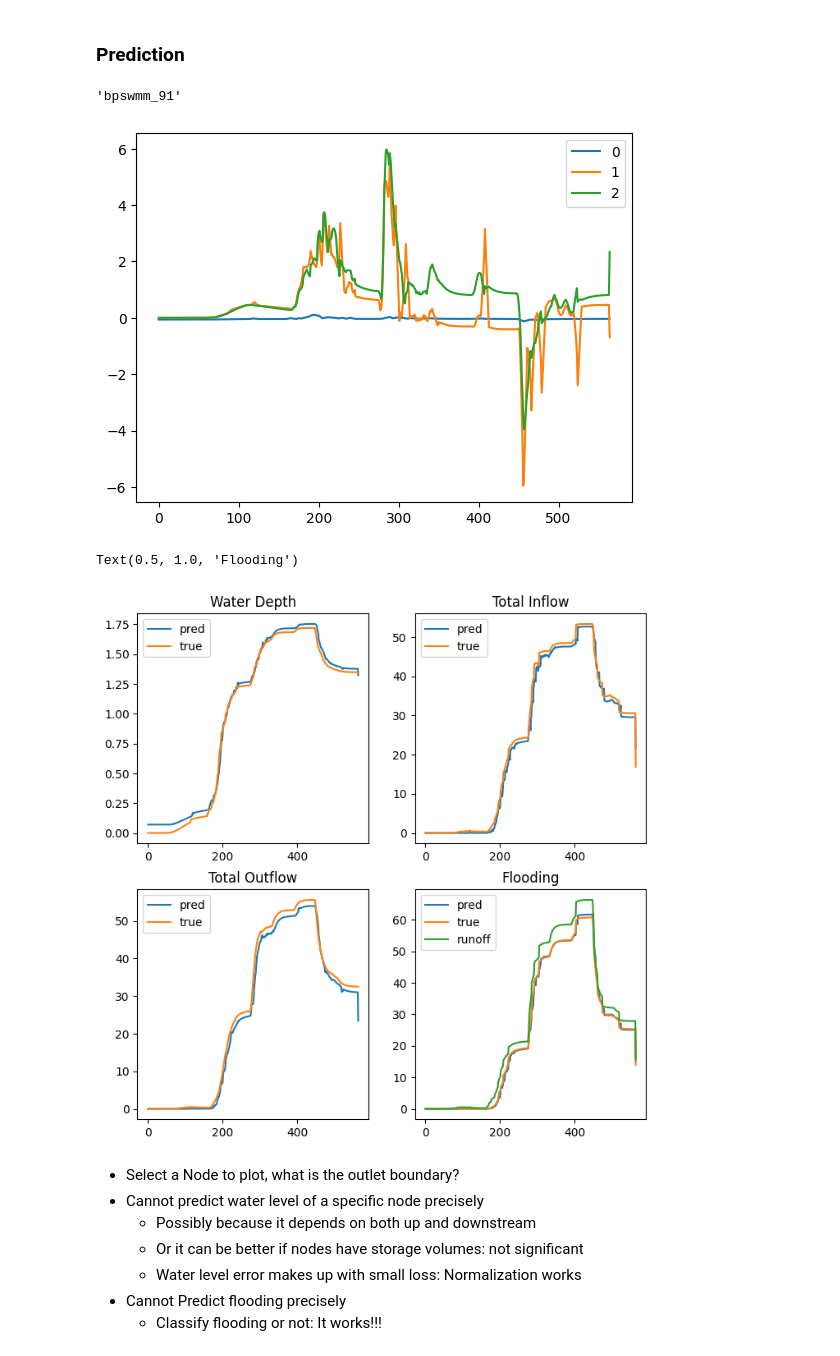
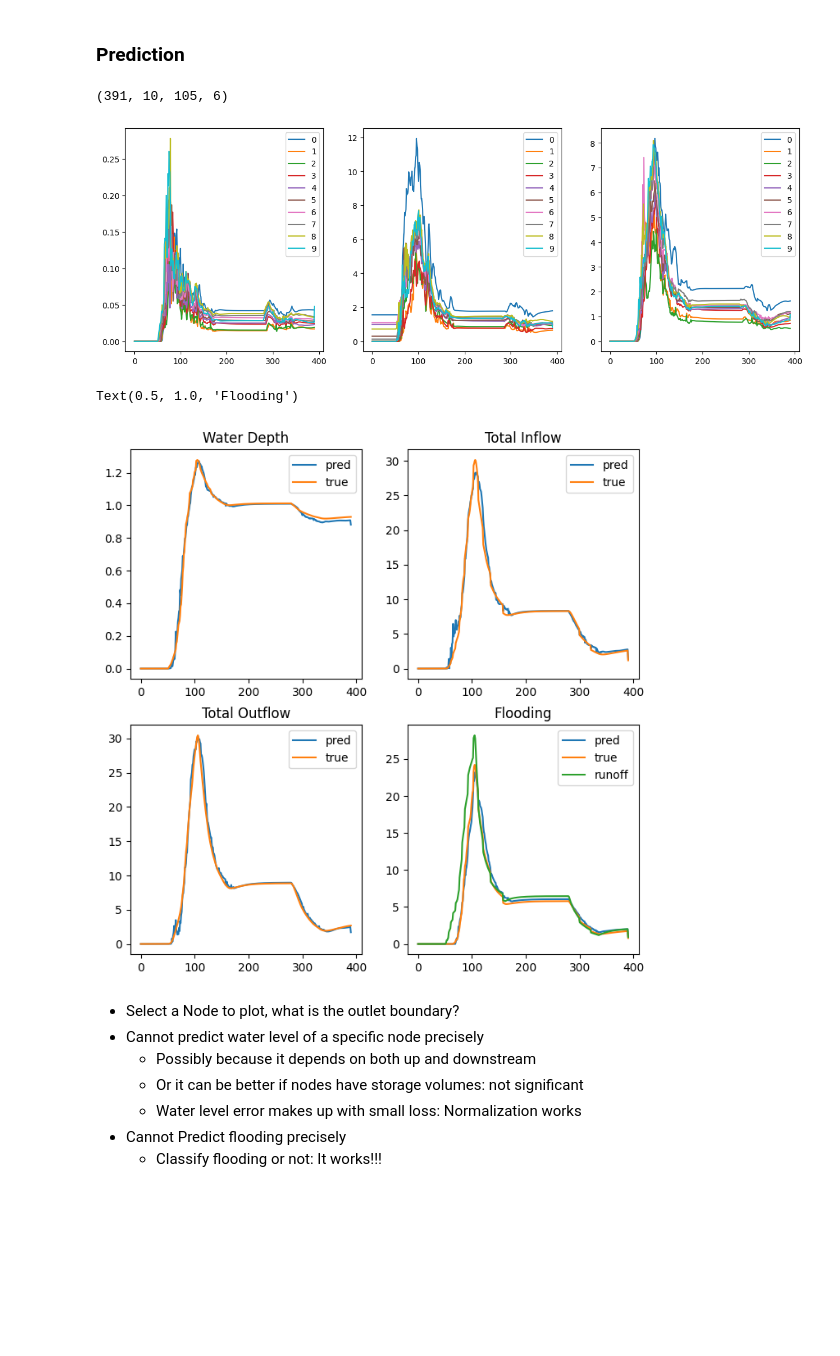
Before and after one commit to Zhiyu014/GNN-UDS, a Jupyter notebook: surrogate/test.ipynb, the cells around one changed output. Drawn from its saved outputs; the diff is of its cells as text; code cells hidden in the pictures; blank space fills up the shorter version.

```diff
--- a/surrogate/test.ipynb
+++ b/surrogate/test.ipynb
@@ -5,26 +5,28 @@ import matplotlib.pyplot as plt
 # %% [markdown]
 ### Prediction
 # %%
-cwd = './results/shunqing/5s_res_bal_norm_flood/'
+cwd = './results/shunqing/10s_res_norm_roll_flood/'
 files = [file for file in os.listdir(cwd) if file.endswith('.npy')]
 events = list(set(['_'.join(file.split('_')[:2]) for file in files]))
 # %%
-event = 'bpswmm_91'
+event = 'bpswmm_61'
 r = np.load(os.path.join(cwd,event+'_runoff.npy'))
 true = np.load(os.path.join(cwd,event+'_true.npy'))
 pred = np.load(os.path.join(cwd,event+'_pred.npy'))
 err = true - pred
-# %%
-event
-# %% [output]
-'bpswmm_91'
+# %%
+err.shape
+# %% [output]
+(391, 10, 105, 6)
 # %%
 # true = np.load(os.path.join(cwd,event+'_true.npy'))
-for i in range(3):
-    plt.plot(err.mean(axis=1).mean(axis=1)[:,i],label=i)
-    plt.legend()
+fig,axes = plt.subplots(1,3,figsize=(15,5))
+for i,ax in enumerate(axes):
+    for j in range(err.shape[1]):
+        ax.plot(np.abs(err).mean(axis=2)[:,j,i],label=j)
+    ax.legend()
 # %% [output]
-[figure, old version]
+[figure, new version]
 # %%
 fig,((ax1,ax2),(ax3,ax4)) = plt.subplots(2,2,figsize=(8,8))
 seq = -1
@@ -51,7 +53,7 @@ ax4.legend()
 ax4.set_title('Flooding')
 # %% [output]
 Text(0.5, 1.0, 'Flooding')
-[figure, old version]
+[figure, new version]
 # %% [markdown]
 - Select a Node to plot, what is the outlet boundary?
 - Cannot predict water level of a specific node precisely
```
Also changed, not shown: parts of 9 cells of this notebook, 30 other files.
